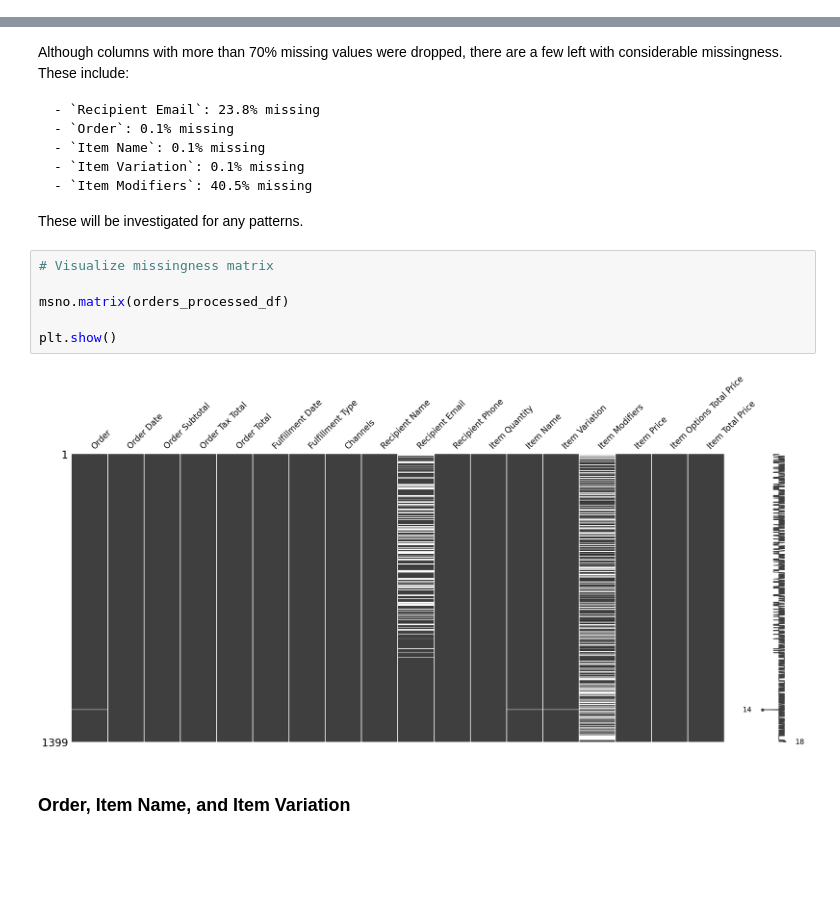
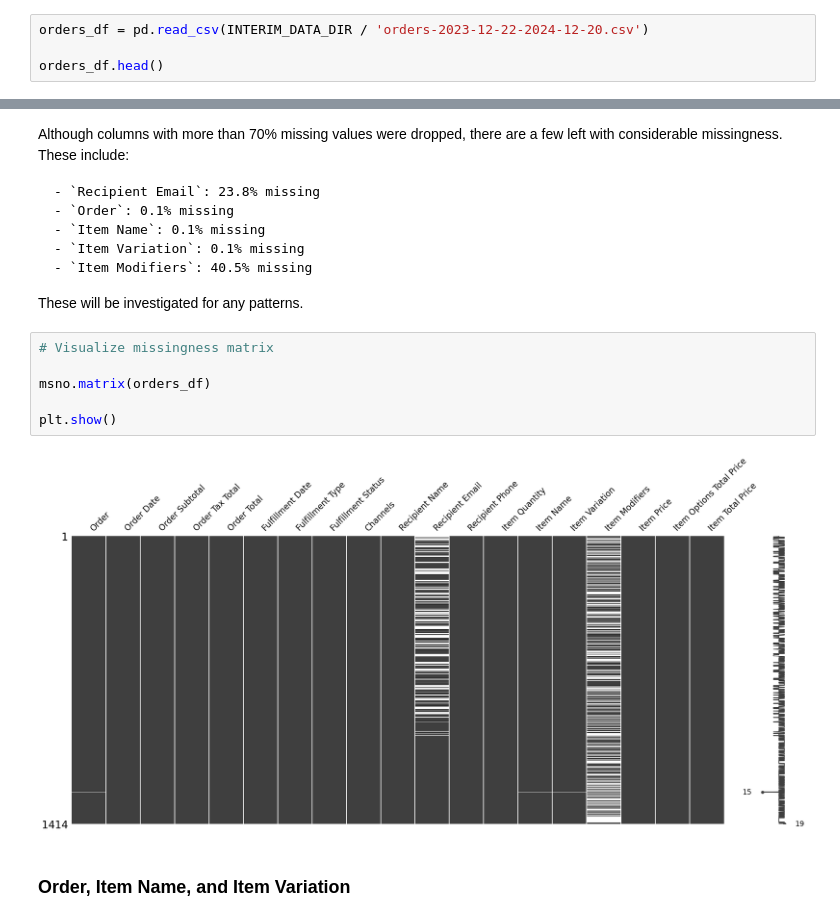
Before and after one commit to ajamkotc/belly_rubb_analysis, a Jupyter notebook: notebooks/1.0-aj-initial-data-exploration.ipynb, the cells around one changed output, grey strips where cells are left out. Drawn from its saved outputs; the diff is of its cells as text; blank space fills up the shorter version.

```diff
--- a/notebooks/1.0-aj-initial-data-exploration.ipynb
+++ b/notebooks/1.0-aj-initial-data-exploration.ipynb
@@ -34,0 +31,4 @@ orders_processed_df = pd.read_csv(INTERIM_DATA_DIR / 'orders_processed.csv')
+# %%
+orders_df = pd.read_csv(INTERIM_DATA_DIR / 'orders-2023-12-22-2024-12-20.csv')
+
+orders_df.head()
@@ -73,11 +80,11 @@ These will be investigated for any patterns.
 # %%
 # Visualize missingness matrix
 
-msno.matrix(orders_processed_df)
+msno.matrix(orders_df)
 
 plt.show()
 # %% [output]
-[figure, old version]
+[figure, new version]
 # %% [markdown]
 ### Order, Item Name, and Item Variation
 # %% [markdown]
```
Also changed, not shown: parts of 20 cells of this notebook, 13 other files.
